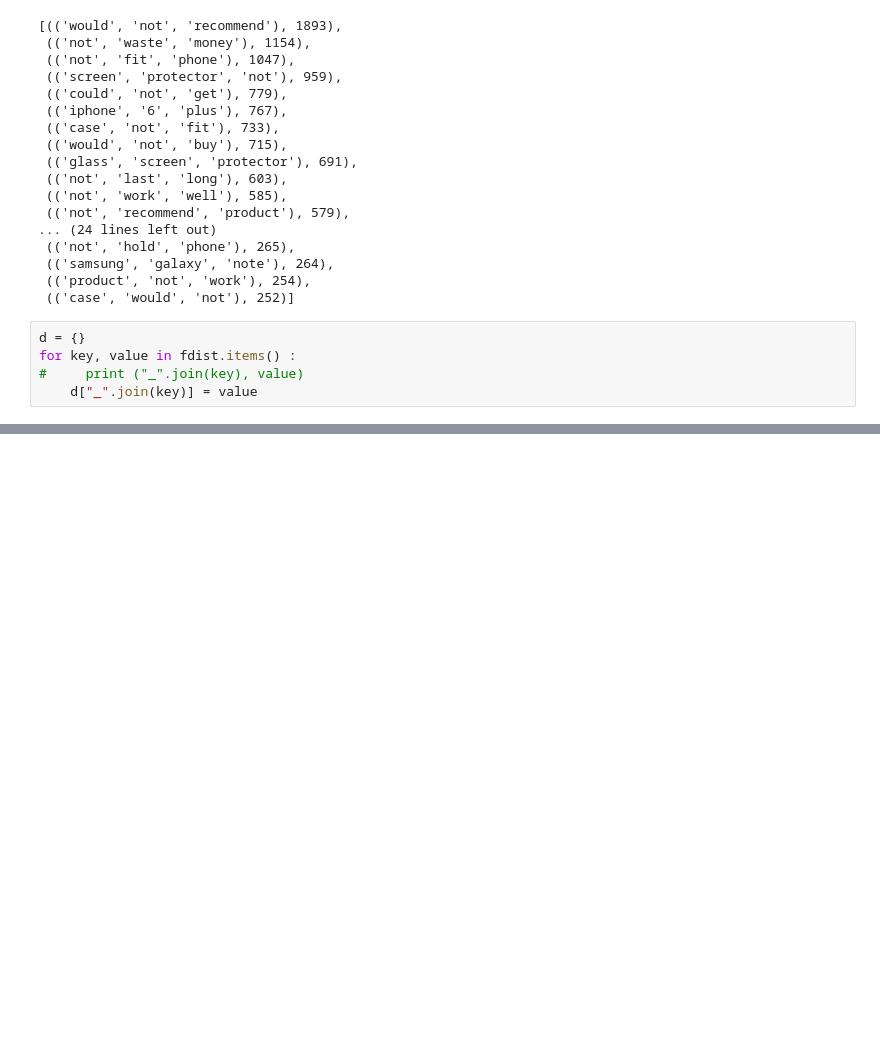
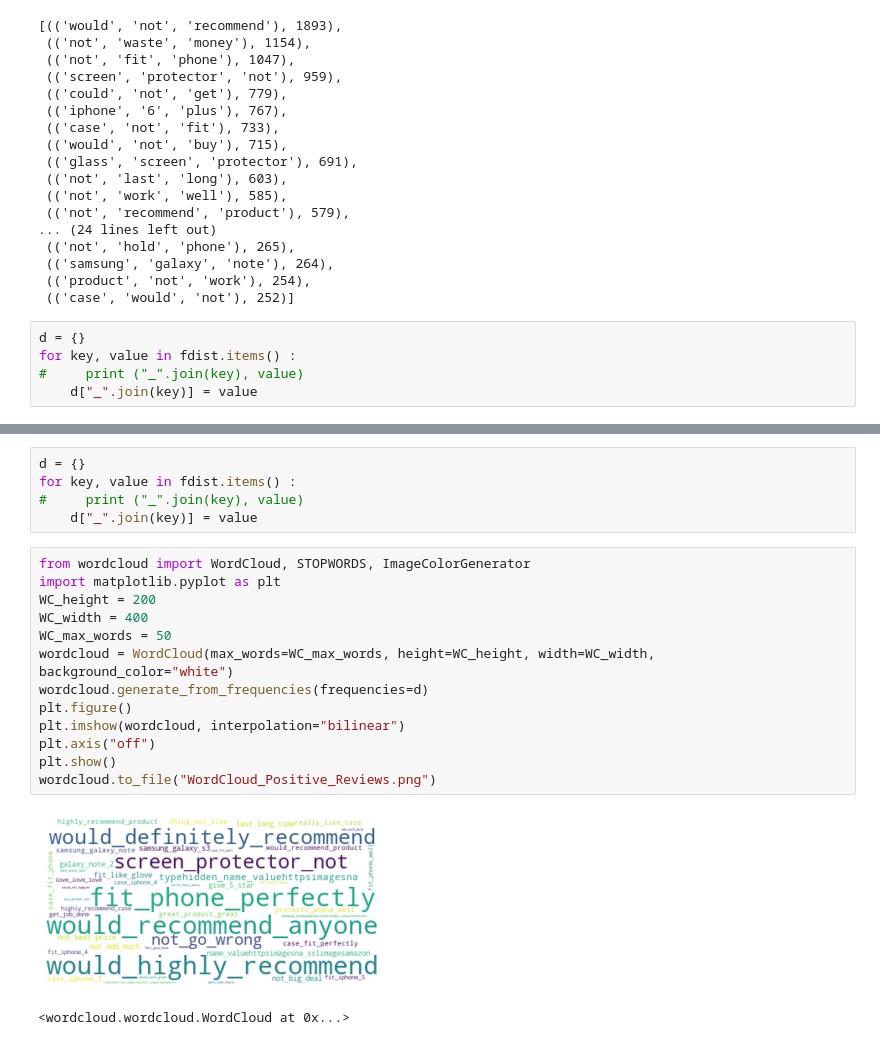
Before and after one commit to tapariaankit/SentimentAnalysis, a Jupyter notebook: ReviewAnalysis.ipynb, the cells around one changed output, grey strips where cells are left out. Drawn from its saved outputs; the diff is of its cells as text; blank space fills up the shorter version.

```diff
--- a/ReviewAnalysis.ipynb
+++ b/ReviewAnalysis.ipynb
@@ -366 +358,22 @@ fdist.most_common(30)
+# %%
+d = {}
+for key, value in fdist.items() :
+#     print ("_".join(key), value)
+    d["_".join(key)] = value
+# %%
+from wordcloud import WordCloud, STOPWORDS, ImageColorGenerator
+import matplotlib.pyplot as plt
+WC_height = 200
+WC_width = 400
+WC_max_words = 50
+wordcloud = WordCloud(max_words=WC_max_words, height=WC_height, width=WC_width, background_color="white")
+wordcloud.generate_from_frequencies(frequencies=d)
+plt.figure()
+plt.imshow(wordcloud, interpolation="bilinear")
+plt.axis("off")
+plt.show()
+wordcloud.to_file("WordCloud_Positive_Reviews.png")
+# %% [output]
+[figure, added]
+<wordcloud.wordcloud.WordCloud at 0x...>
 # %%
```
Also changed, not shown: parts of 11 cells of this notebook, 6 other files.
